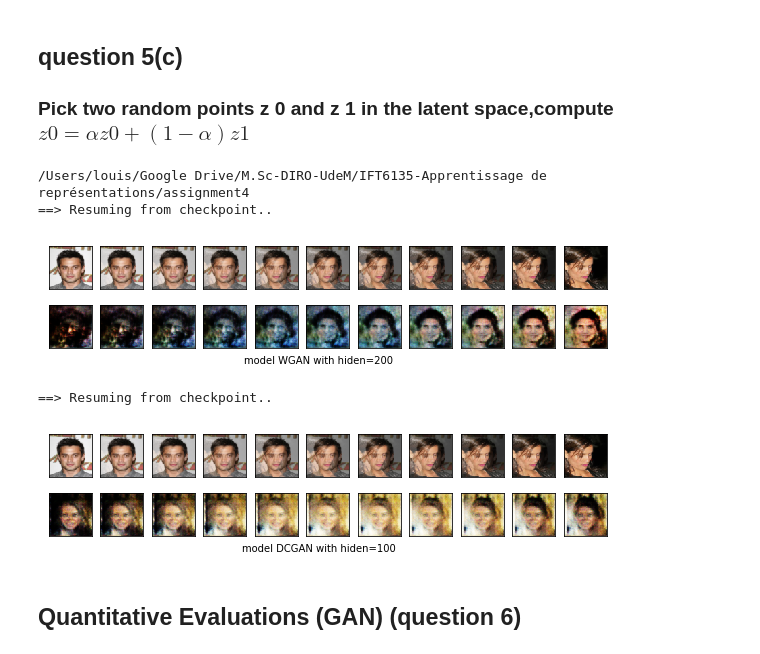
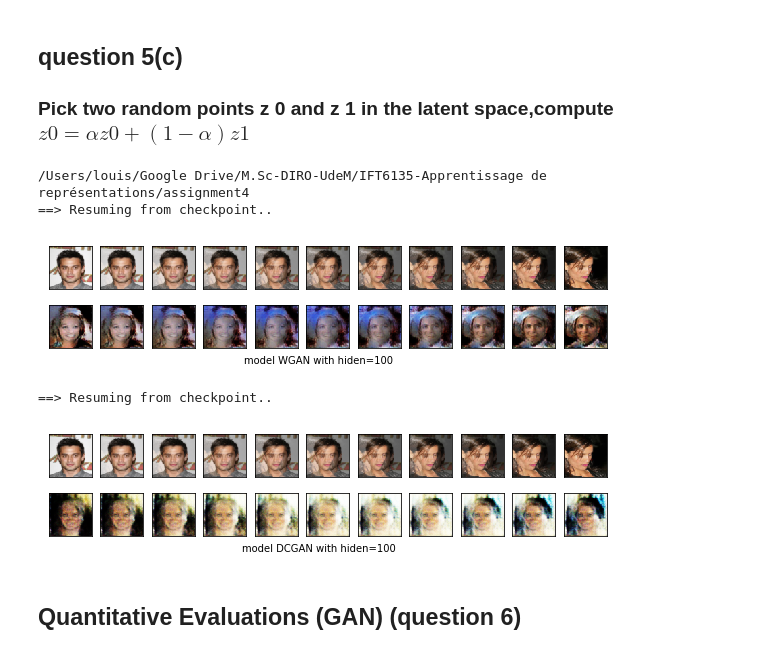
Before and after one commit to fanxiao001/ift6135-assignment, a Jupyter notebook: assignment4/ift6135_hwk4.ipynb, the cells around one changed output. Saved outputs shown, nothing was run; the diff lists cells and outputs as text; code cells hidden in the pictures.

```diff
--- a/assignment4/ift6135_hwk4.ipynb
+++ b/assignment4/ift6135_hwk4.ipynb
@@ -193,7 +189,7 @@ Avg per epoch ptime: 73.68s, total 30 epochs ptime: 3086.92s
 # %% [markdown]
 ### Bilinear Upsampling followed by regular convolution
 # %%
-filename = 'GANBilinear_t5000_h100_train2_ep18'#'GANBilinear_t4000_h100_ep30.c4'
+filename = 'GANBilinear_t9000_h100_train3_ep6'#'GANBilinear_t4000_h100_ep30.c4'
 hidden_dim = 100
 G,D,train_hist = GAN_CelebA.loadCheckpoint_Upsampling(filename,hidden_dim,use_cuda=use_cuda,mode='nearest')
 epoch_num=len(train_hist['D_losses'])
@@ -230,7 +226,7 @@ Avg per epoch ptime: 302.78s, total 30 epochs ptime: 10506.59s
 # %% [markdown]
 ## Wasserstein GAN (question4-5)
 # %%
-filename = 'GAN_W_t10000_h100_trainw_ep30.old' #'GAN_W_t1000_h100_trainw_ep9'
+filename = 'GAN_W_fixlr_t10000_h100_trainw_ep42' #'GAN_W_t1000_h100_trainw_ep9'
 hidden_dim = 100
 G,D,train_hist = GAN_CelebA.loadCheckpoint_W(filename,hidden_dim,use_cuda=use_cuda)
 epoch_num=len(train_hist['D_losses'])
@@ -263,7 +259,7 @@ GAN_W_t10000_h100_trainw_ep24
 ### Increase the dimension of the latent space (for z) to 200
 DCGAN and WGAN
 # %%
-filename='GAN_W_t10000_h200_trainw_ep30' #'GANDeconvolution_t2000_h100_ep20.c5'
+filename='GAN_W_fixlr_t10000_h200_trainw_ep42' #'GANDeconvolution_t2000_h100_ep20.c5'
 hidden_dim=200
 G,D,train_hist = GAN_CelebA.loadCheckpoint(filename,hidden_dim,use_cuda=use_cuda)
 epoch_num=len(train_hist['D_losses'])
@@ -287,15 +283,15 @@ plt.show()
 # %%
-filename = 'GAN_W_t10000_h200_trainw_ep48' #'GAN_W_t1000_h100_trainw_ep9'
-hidden_dim=200
-G,D,train_hist = GAN_CelebA.loadCheckpoint_W(filename,hidden_dim,use_cuda=use_cuda)
-epoch_num=len(train_hist['D_losses'])
-GAN_CelebA.show_result(G,D,epoch_num, hidden_dim, show=True,save=True, path='figures/result_Nearest.pdf', use_cuda=use_cuda)
+# filename = 'GAN_W_t10000_h200_trainw_ep48' #'GAN_W_t1000_h100_trainw_ep9'
+# hidden_dim=200
+# G,D,train_hist = GAN_CelebA.loadCheckpoint_W(filename,hidden_dim,use_cuda=use_cuda)
+# epoch_num=len(train_hist['D_losses'])
+# GAN_CelebA.show_result(G,D,epoch_num, hidden_dim, show=True,save=True, path='figures/result_Nearest.pdf', use_cuda=use_cuda)
 
-plt.plot(range(0,epoch_num),train_hist['D_losses'],label='Wasserstein distance')
-plt.plot(range(0,epoch_num),train_hist['G_losses'],label='G_loss')
-#plt.plot(range(0,epoch_num),train_hist['Inc_score'],linestyle='--',label='Inc_score')
-plt.xlabel('Epochs')
-plt.ylabel('Wasserstein estimater')
-plt.title('Wasserstein, total time:'+str(int(train_hist['total_ptime'][-1]/60))+'minutes')
-plt.legend()
-plt.show()
+# plt.plot(range(0,epoch_num),train_hist['D_losses'],label='Wasserstein distance')
+# plt.plot(range(0,epoch_num),train_hist['G_losses'],label='G_loss')
+# #plt.plot(range(0,epoch_num),train_hist['Inc_score'],linestyle='--',label='Inc_score')
+# plt.xlabel('Epochs')
+# plt.ylabel('Wasserstein estimater')
+# plt.title('Wasserstein, total time:'+str(int(train_hist['total_ptime'][-1]/60))+'minutes')
+# plt.legend()
+# plt.show()
@@ -309,26 +301,26 @@ plt.show()
 # %%
 importlib.reload(GAN_CelebA)
 
-filename = 'GAN_W_t10000_h200_trainw_ep48' #'GAN_W_t1000_h100_trainw_ep9'
-hidden_dim = 200
+filename = 'GAN_W_fixlr_t10000_h100_trainw_ep42' #'GAN_W_t1000_h100_trainw_ep9'
+hidden_dim = 100
 x_0 = dataset[3][0]
 x_1 = dataset[6][0]
 
 G,D,train_hist = GAN_CelebA.loadCheckpoint_W(filename,hidden_dim,use_cuda=use_cuda)
-GAN_CelebA.compareRandomPoint(x_0,x_1,G,4, hidden_dim, show = True, save = False, \
+GAN_CelebA.compareRandomPoint(x_0,x_1,G,3, hidden_dim, show = True, save = False, \
             path = 'result.png',use_cuda=use_cuda,label='model WGAN with hiden='+str(hidden_dim))
 
 filename='GANDeconv_t10000_h100_train2_ep15'
 hidden_dim = 100
 G,D,train_hist = GAN_CelebA.loadCheckpoint(filename,hidden_dim,use_cuda=use_cuda)
-GAN_CelebA.compareRandomPoint(x_0,x_1,G,40, hidden_dim, show = True, save = False, \
+GAN_CelebA.compareRandomPoint(x_0,x_1,G,4, hidden_dim, show = True, save = False, \
             path = 'result.png',use_cuda=use_cuda,label='model DCGAN with hiden='+str(hidden_dim))
 # %% [output]
 /Users/louis/Google Drive/M.Sc-DIRO-UdeM/IFT6135-Apprentissage de représentations/assignment4
 ==> Resuming from checkpoint..
-[figure, old version]
+[figure, new version]
 ==> Resuming from checkpoint..
-[figure, old version]
+[figure, new version]
 # %% [markdown]
 ## Quantitative Evaluations (GAN) (question 6)
 # %% [markdown]
```
Also changed, not shown: parts of 6 cells of this notebook, 7 other files.
